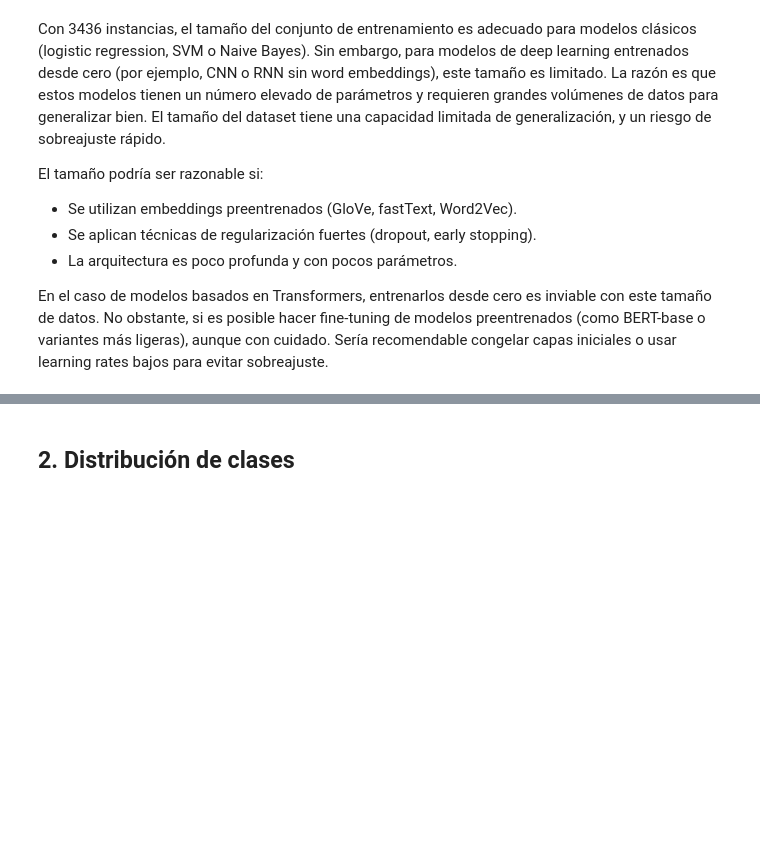
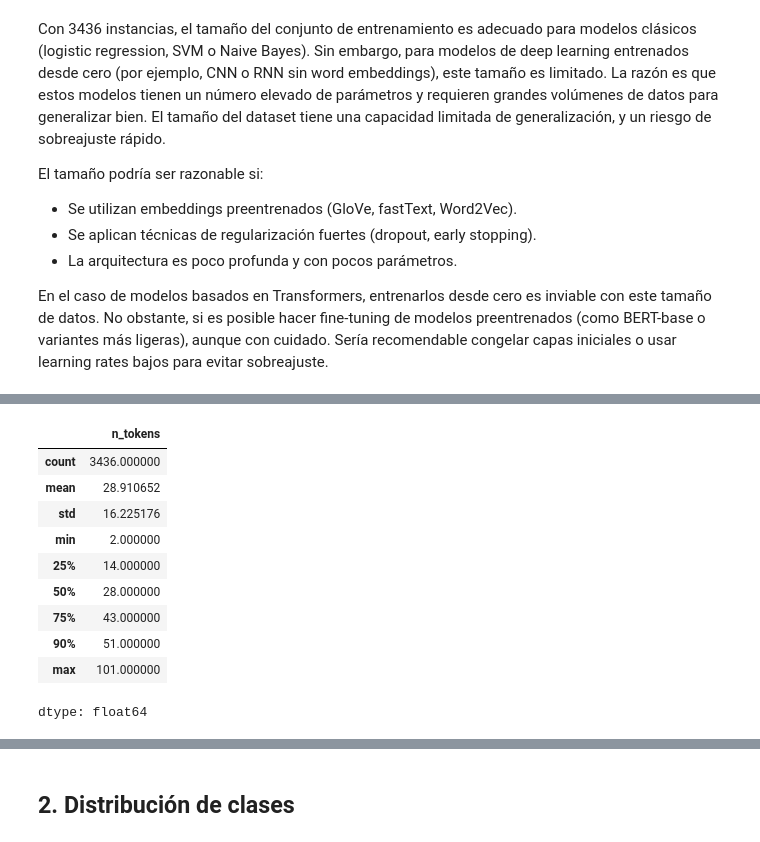
Before and after one commit to isegura/pln_tema0, a Jupyter notebook: EDA_clasificacion_textos_binaria.ipynb, the cells around one changed output, grey strips where cells are left out. Saved outputs shown, nothing was run; the diff lists cells and outputs as text; code cells hidden in the pictures; blank space fills up the shorter version.

```diff
--- a/EDA_clasificacion_textos_binaria.ipynb
+++ b/EDA_clasificacion_textos_binaria.ipynb
@@ -83,0 +97,19 @@ En el caso de modelos basados en Transformers, entrenarlos desde cero es inviabl
+# %%
+
+def token_length(text):
+    return len(text.split())
+
+df_train['n_tokens'] = df_train['text'].apply(token_length)
+df_train['n_tokens'].describe(percentiles=[0.25, 0.5, 0.75, 0.9])
+# %% [output]
+|  | n_tokens |
+| count | 3436.000000 |
+| mean | 28.910652 |
+| std | 16.225176 |
+| min | 2.000000 |
+| 25% | 14.000000 |
+| 50% | 28.000000 |
+| 75% | 43.000000 |
+| 90% | 51.000000 |
+| max | 101.000000 |
+dtype: float64
```
Also changed, not shown: parts of 20 cells of this notebook.
